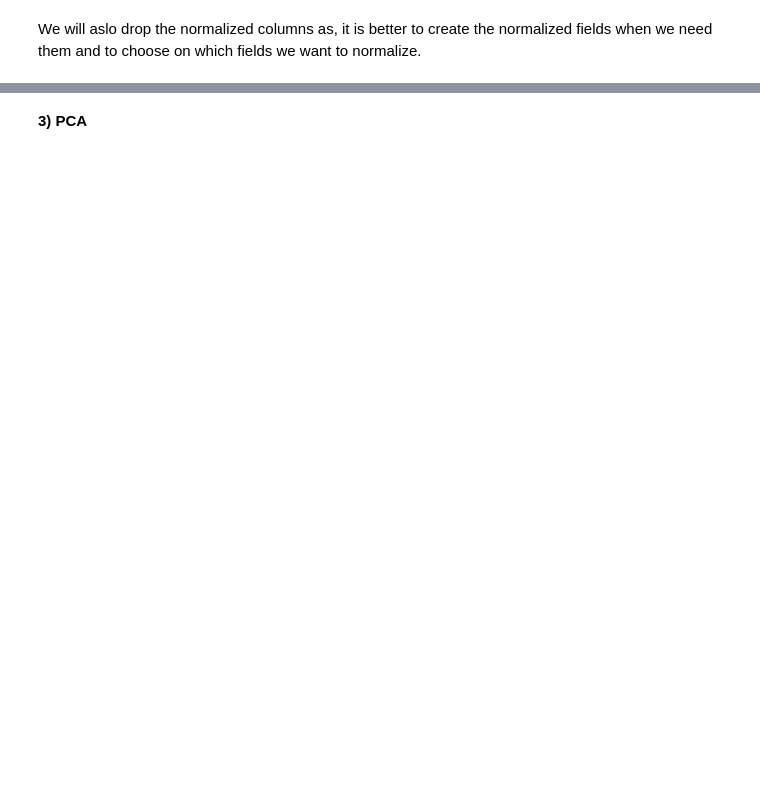
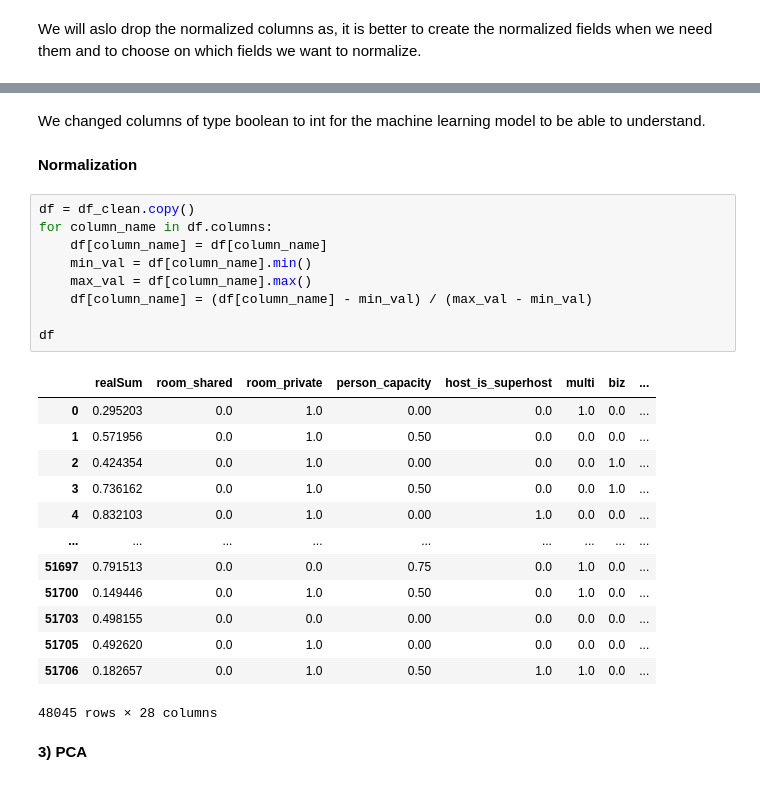
Before and after one commit to AlySemsem/ML_Project, a Jupyter notebook: ML_Project.ipynb, the cells around one changed output, grey strips where cells are left out. Drawn from its saved outputs; the diff is of its cells as text; blank space fills up the shorter version.

```diff
--- a/ML_Project.ipynb
+++ b/ML_Project.ipynb
@@ -255,2 +274,29 @@ df_clean.head()
+# %% [markdown]
+We changed columns of type boolean to int for the machine learning model to be able to understand.
+# %% [markdown]
+**Normalization**
+# %%
+df = df_clean.copy()
+for column_name in df.columns:
+    df[column_name] = df[column_name]
+    min_val = df[column_name].min()
+    max_val = df[column_name].max()
+    df[column_name] = (df[column_name] - min_val) / (max_val - min_val)
+
+df
+# %% [output]
+|  | realSum | room_shared | room_private | person_capacity | host_is_superhost | multi | biz | ... |
+| 0 | 0.295203 | 0.0 | 1.0 | 0.00 | 0.0 | 1.0 | 0.0 | ... |
+| 1 | 0.571956 | 0.0 | 1.0 | 0.50 | 0.0 | 0.0 | 0.0 | ... |
+| 2 | 0.424354 | 0.0 | 1.0 | 0.00 | 0.0 | 0.0 | 1.0 | ... |
+| 3 | 0.736162 | 0.0 | 1.0 | 0.50 | 0.0 | 0.0 | 1.0 | ... |
+| 4 | 0.832103 | 0.0 | 1.0 | 0.00 | 1.0 | 0.0 | 0.0 | ... |
+| ... | ... | ... | ... | ... | ... | ... | ... | ... |
+| 51697 | 0.791513 | 0.0 | 0.0 | 0.75 | 0.0 | 1.0 | 0.0 | ... |
+| 51700 | 0.149446 | 0.0 | 1.0 | 0.50 | 0.0 | 1.0 | 0.0 | ... |
+| 51703 | 0.498155 | 0.0 | 0.0 | 0.00 | 0.0 | 0.0 | 0.0 | ... |
+| 51705 | 0.492620 | 0.0 | 1.0 | 0.00 | 0.0 | 0.0 | 0.0 | ... |
+| 51706 | 0.182657 | 0.0 | 1.0 | 0.50 | 1.0 | 1.0 | 0.0 | ... |
+48045 rows × 28 columns
 # %% [markdown]
 **3) PCA**
```
Also changed, not shown: parts of 7 cells of this notebook, 1 other file.
